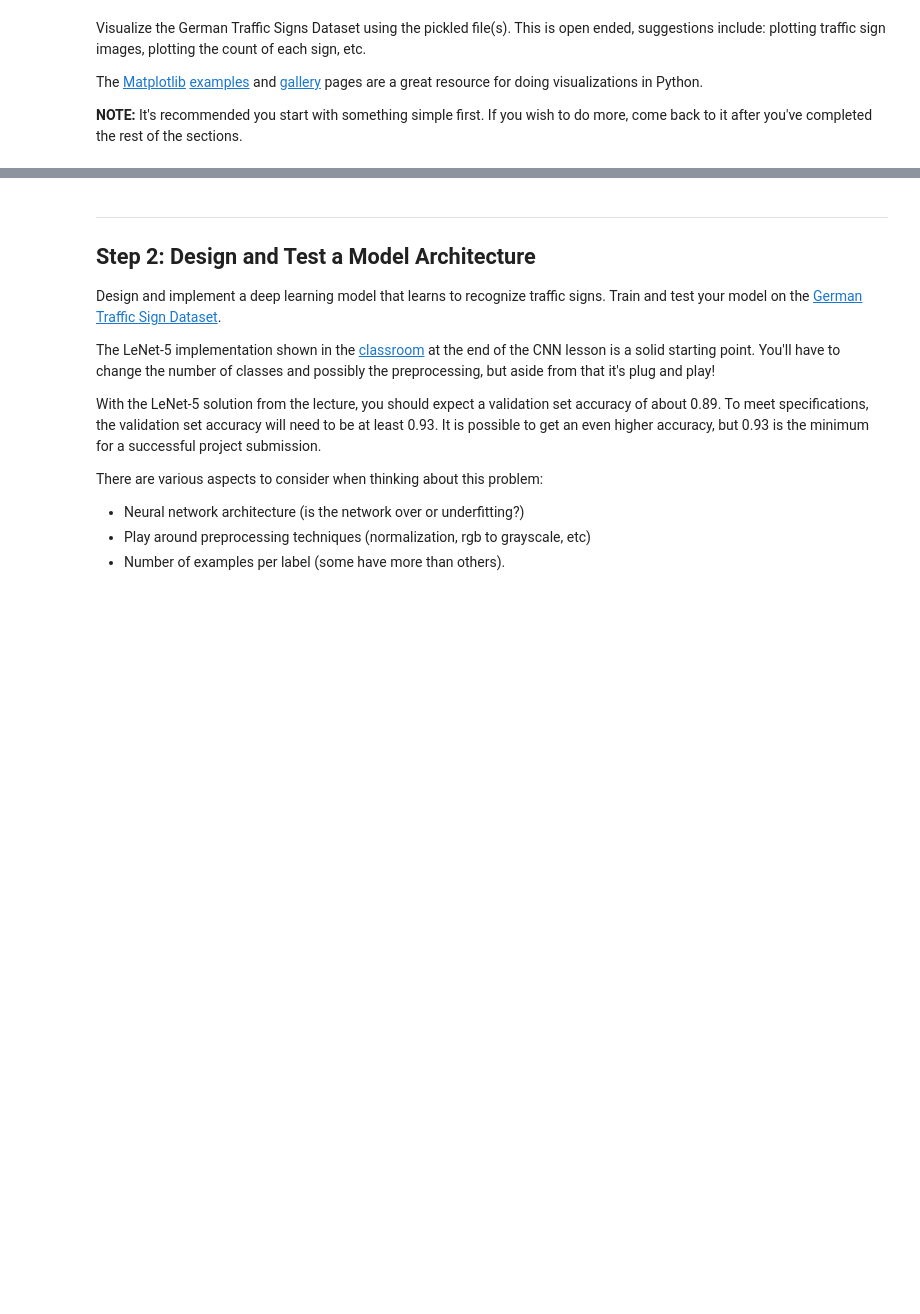
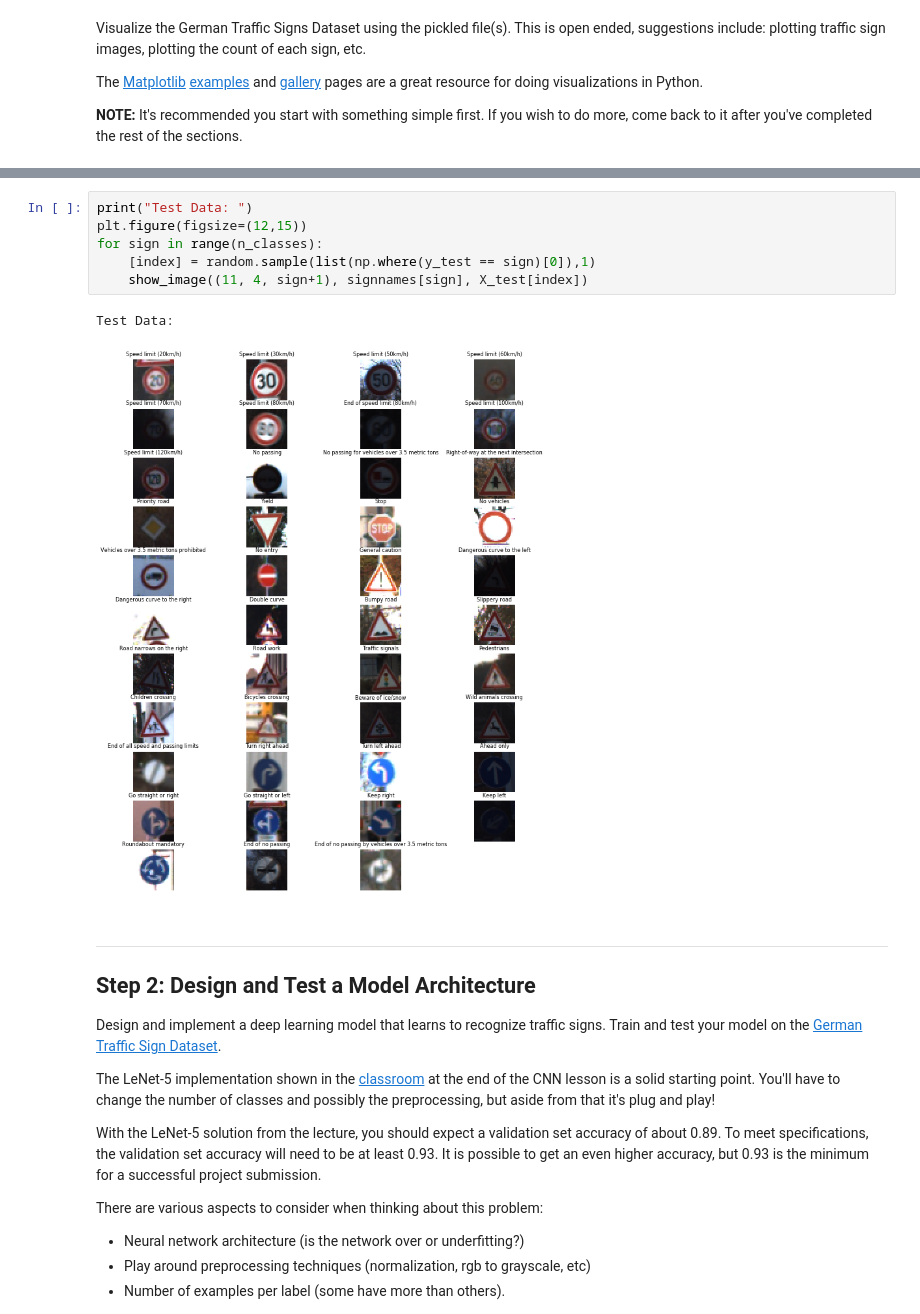
Before and after one commit to mchablani/CarND-Traffic-Sign-Classifier-Project, a Jupyter notebook: Traffic_Sign_Classifier.ipynb, the cells around one changed output, grey strips where cells are left out. Saved outputs shown, nothing was run; the diff lists cells and outputs as text; blank space fills up the shorter version.

```diff
--- a/Traffic_Sign_Classifier.ipynb
+++ b/Traffic_Sign_Classifier.ipynb
@@ -130,3 +142,12 @@ print(y_train[index])
+# %%
+print("Test Data: ")
+plt.figure(figsize=(12,15))
+for sign in range(n_classes):
+    [index] = random.sample(list(np.where(y_test == sign)[0]),1)
+    show_image((11, 4, sign+1), signnames[sign], X_test[index])
+# %% [output]
+Test Data:
+[figure, added]
 # %% [markdown]
 ----
 
```
Also changed, not shown: parts of 6 cells of this notebook, 5 other files.
